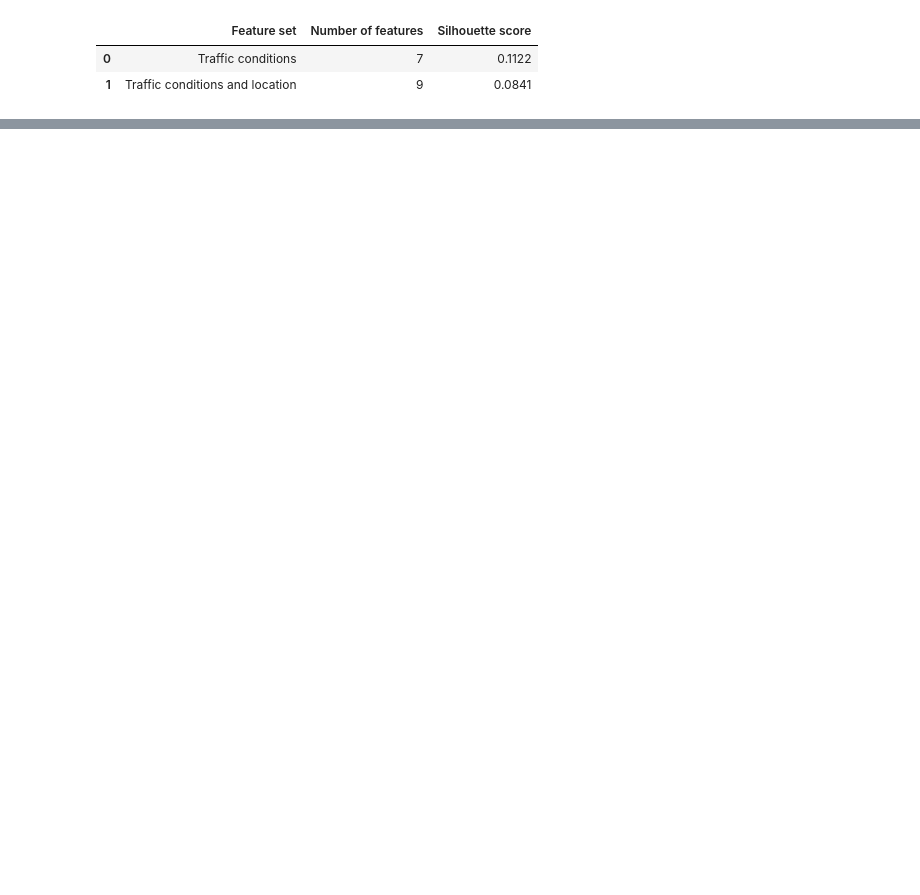
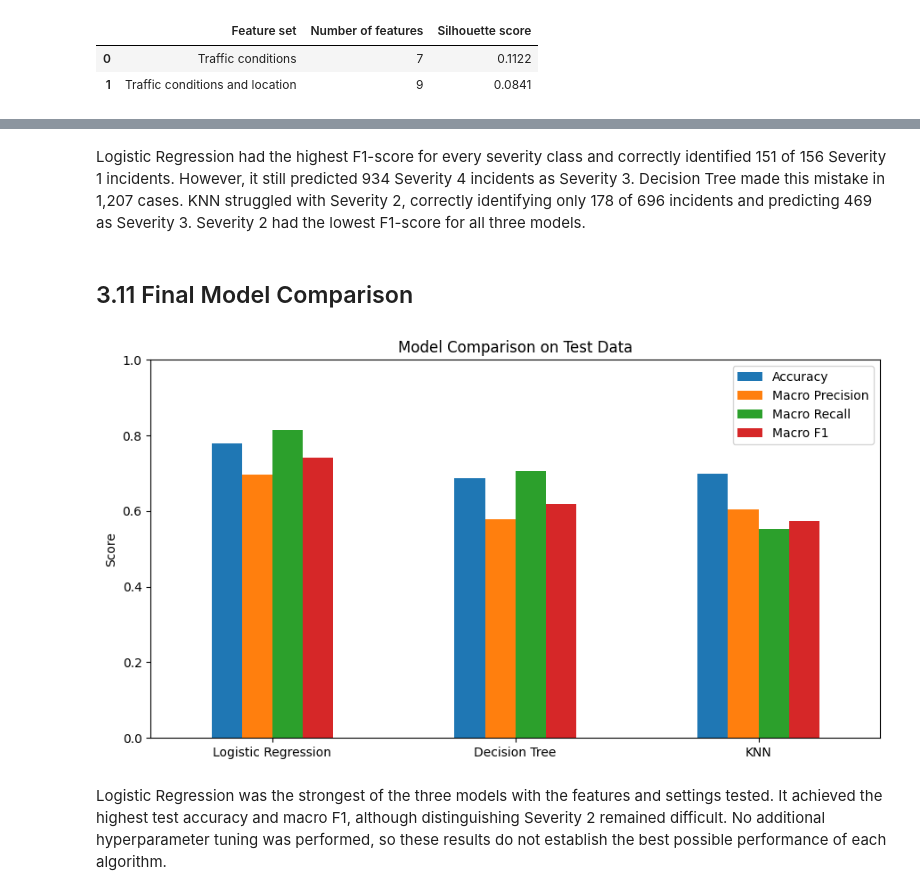
Before and after one commit to zeemohamed7/ai-traffic-project, a Jupyter notebook: IT7009_Traffic_Incident_Analysis.ipynb, the cells around one changed output, grey strips where cells are left out. Saved outputs shown, nothing was run; the diff lists cells and outputs as text; code cells hidden in the pictures; blank space fills up the shorter version.

```diff
--- a/IT7009_Traffic_Incident_Analysis.ipynb
+++ b/IT7009_Traffic_Incident_Analysis.ipynb
@@ -1472,0 +1693,24 @@ display(pd.DataFrame(clustering_results).round(4))
+# %%
+test_rows = []
+test_preds = {}
+
+for name, model in final_models.items():
+    p = model.predict(X_test_selected)
+    test_preds[name] = p
+
+    test_rows.append({
+        "Model": name,
+        "Accuracy": accuracy_score(y_test, p),
+        "Macro Precision": precision_score(
+            y_test, p, average="macro", zero_division=0
+        ),
+        "Macro Recall": recall_score(
+            y_test, p, average="macro", zero_division=0
+        ),
+        "Macro F1": f1_score(
+            y_test, p, average="macro", zero_division=0
+        )
+    })
+
+test_results = pd.DataFrame(test_rows).set_index("Model")
+display(test_results.round(3))
@@ -1472,0 +1771,17 @@ display(pd.DataFrame(clustering_results).round(4))
+# %% [markdown]
+Logistic Regression had the highest F1-score for every severity class and correctly identified 151 of 156 Severity 1 incidents. However, it still predicted 934 Severity 4 incidents as Severity 3. Decision Tree made this mistake in 1,207 cases. KNN struggled with Severity 2, correctly identifying only 178 of 696 incidents and predicting 469 as Severity 3. Severity 2 had the lowest F1-score for all three models.
+# %% [markdown]
+## 3.11 Final Model Comparison
+# %%
+test_results.plot(kind="bar", figsize=(9, 5), ylim=(0, 1))
+
+plt.title("Model Comparison on Test Data")
+plt.ylabel("Score")
+plt.xlabel("")
+plt.xticks(rotation=0)
+plt.tight_layout()
+plt.show()
+# %% [output]
+[figure, added]
+# %% [markdown]
+Logistic Regression was the strongest of the three models with the features and settings tested. It achieved the highest test accuracy and macro F1, although distinguishing Severity 2 remained difficult. No additional hyperparameter tuning was performed, so these results do not establish the best possible performance of each algorithm.
```
Also changed, not shown: parts of 34 cells of this notebook.
